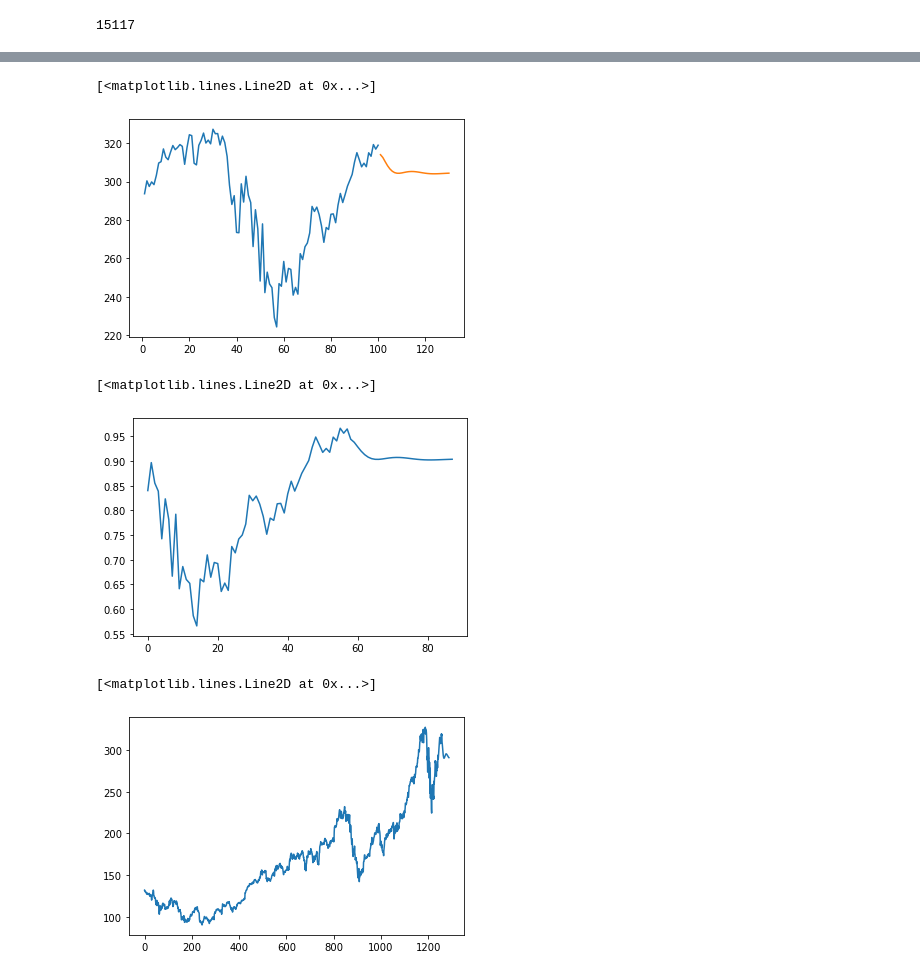
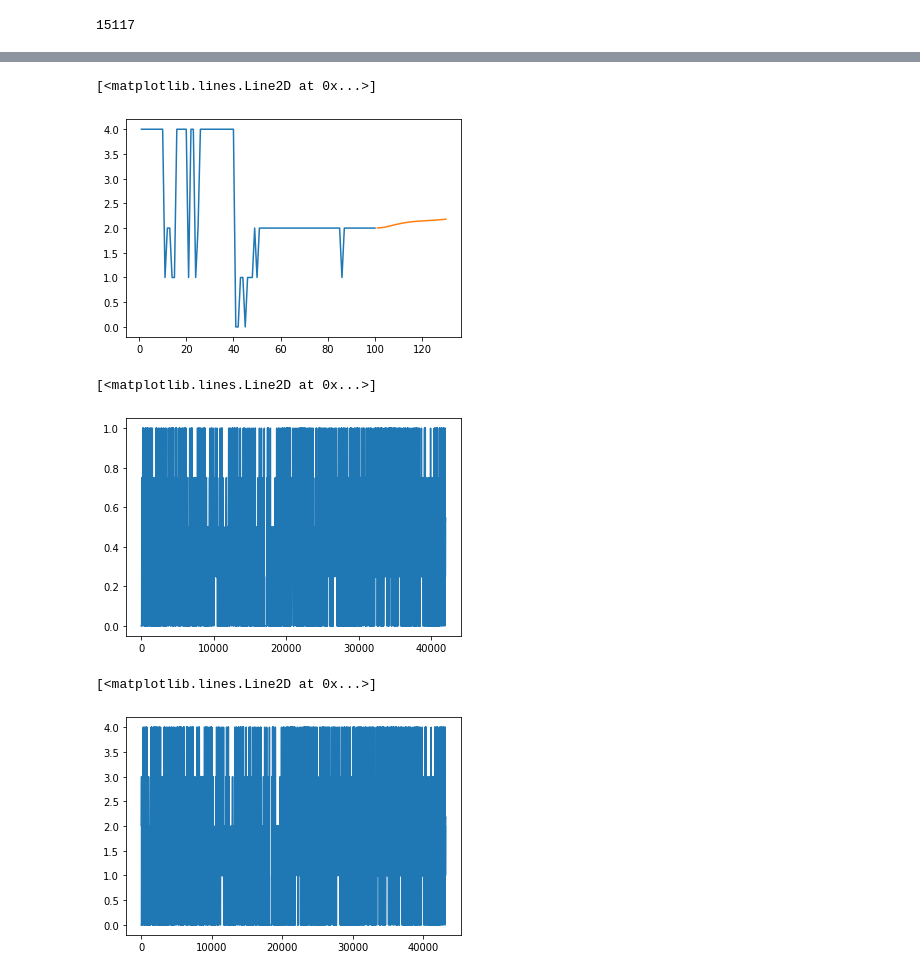
Before and after one commit to RafsanJany-44/Thesis_Project, a Jupyter notebook: Untitled.ipynb, the cells around one changed output, grey strips where cells are left out. Saved outputs shown, nothing was run; the diff lists cells and outputs as text; code cells hidden in the pictures.

```diff
--- a/Untitled.ipynb
+++ b/Untitled.ipynb
@@ -280,6 +285,6 @@ len(test_data)
 # %% [output]
 15117
 # %%
-x_input=test_data[341:].reshape(1,-1)
+x_input=test_data[15017:].reshape(1,-1) # sstting 100 predict data
 x_input.shape
 # %% [output]
@@ -356,20 +376,20 @@ len(df1)
 # %%
-plt.plot(day_new,scaler.inverse_transform(df1[1158:]))
+plt.plot(day_new,scaler.inverse_transform(df1[43091:])) # hare 100= 43191-43091
 plt.plot(day_pred,scaler.inverse_transform(lst_output))
 # %% [output]
 [<matplotlib.lines.Line2D at 0x...>]
-[figure, old version]
+[figure, new version]
 # %%
 df3=df1.tolist()
 df3.extend(lst_output)
 plt.plot(df3[1200:])
 # %% [output]
 [<matplotlib.lines.Line2D at 0x...>]
-[figure, old version]
+[figure, new version]
 # %%
 df3=scaler.inverse_transform(df3).tolist()
 # %%
 plt.plot(df3)
 # %% [output]
 [<matplotlib.lines.Line2D at 0x...>]
-[figure, old version]
+[figure, new version]
```
Also changed, not shown: parts of 8 cells of this notebook.
